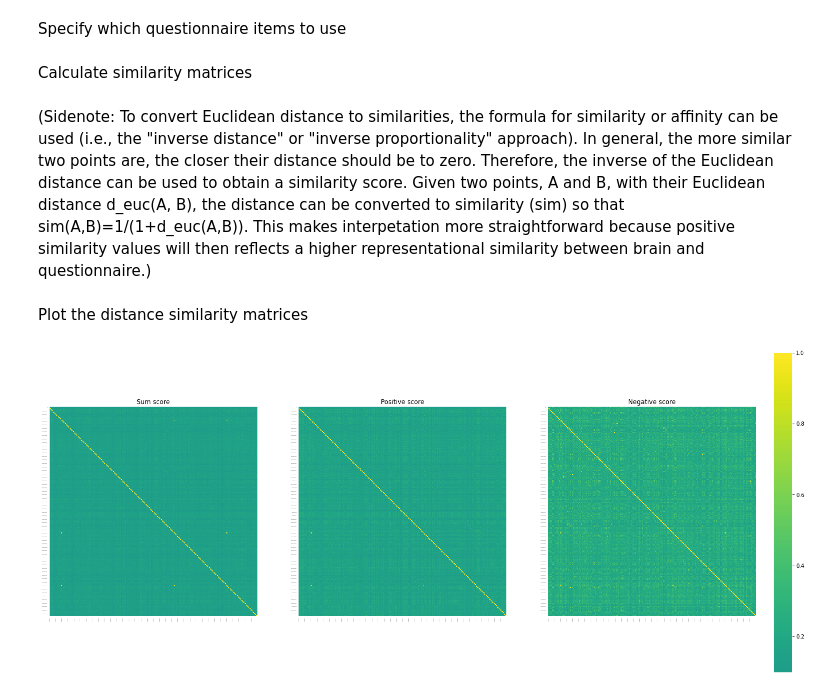
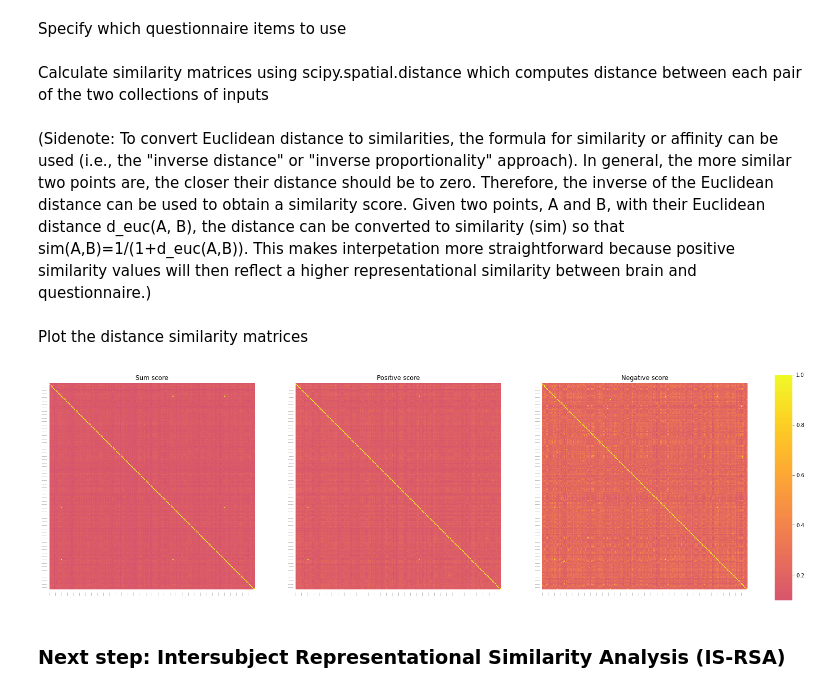
Before and after one commit to christiennedamatac/sps_mfMRI, a Jupyter notebook: euclidean_distance_questionnaire_similarity.ipynb, the cells around one changed output. Saved outputs shown, nothing was run; the diff lists cells and outputs as text; code cells hidden in the pictures.

```diff
--- a/euclidean_distance_questionnaire_similarity.ipynb
+++ b/euclidean_distance_questionnaire_similarity.ipynb
@@ -150,5 +150,5 @@ negative_score = ['ep_SPS02_nervous_to_many_things_at_once',
 # %% [markdown]
-Calculate similarity matrices
+Calculate similarity matrices using scipy.spatial.distance which computes distance between each pair of the two collections of inputs
 # %%
 # Select columns from the data
 scores_df = data[negative_score]
@@ -165,44 +165,49 @@ distance_matrix_df = pd.DataFrame(euclidean_distance_similarity, index=data['sub
 # Export to csv
 distance_matrix_df.to_csv('distance_matrix_negative_score.csv', index=False)
 # %% [markdown]
-(Sidenote: To convert Euclidean distance to similarities, the formula for similarity or affinity can be used (i.e., the "inverse distance" or "inverse proportionality" approach). In general, the more similar two points are, the closer their distance should be to zero. Therefore, the inverse of the Euclidean distance can be used to obtain a similarity score. Given two points, A and B, with their Euclidean distance d_euc(A, B), the distance can be converted to similarity (sim) so that sim(A,B)=1/(1+d_euc(A,B)). This makes interpetation more straightforward because positive similarity values will then reflects a higher representational similarity between brain and questionnaire.)
+(Sidenote: To convert Euclidean distance to similarities, the formula for similarity or affinity can be used (i.e., the "inverse distance" or "inverse proportionality" approach). In general, the more similar two points are, the closer their distance should be to zero. Therefore, the inverse of the Euclidean distance can be used to obtain a similarity score. Given two points, A and B, with their Euclidean distance d_euc(A, B), the distance can be converted to similarity (sim) so that sim(A,B)=1/(1+d_euc(A,B)). This makes interpetation more straightforward because positive similarity values will then reflect a higher representational similarity between brain and questionnaire.)
 # %% [markdown]
 Plot the distance similarity matrices
 # %%
+import pandas as pd
+import matplotlib.pyplot as plt
+import seaborn as sns
+
 # Read three different matrix files
 file1 = 'distance_matrix_sum_score.csv'
 file2 = 'distance_matrix_positive_score.csv'
 file3 = 'distance_matrix_negative_score.csv'
 
 distance_matrix_df1 = pd.read_csv(file1, index_col=0)
 distance_matrix_df2 = pd.read_csv(file2, index_col=0)
 distance_matrix_df3 = pd.read_csv(file3, index_col=0)
 
 # Create a figure with three subplots in a row
 fig, axes = plt.subplots(1, 3, figsize=(24, 12))
 
-# Create a large heatmap for sum score
-sns.heatmap(distance_matrix_df1, ax=axes[0], annot=False, cmap='viridis', center=0, cbar=False, square=True, linewidths=0)
+# Create a heatmap for sum score
+sns.heatmap(distance_matrix_df1, ax=axes[0], annot=False, cmap='plasma', center=0, cbar=False, square=True, linewidths=0)
 axes[0].set_xlabel('')
 axes[0].set_ylabel('')
 axes[0].tick_params(axis='both', which='both', length=0, labelsize=0)
 axes[0].set_title('Sum score')
 
-# Create a large heatmap for the positive dimension
-sns.heatmap(distance_matrix_df2, ax=axes[1], annot=False, cmap='viridis', center=0, cbar=False, square=True, linewidths=0)
+# Create a heatmap for the positive dimension
+sns.heatmap(distance_matrix_df2, ax=axes[1], annot=False, cmap='plasma', center=0, cbar=False, square=True, linewidths=0)
 axes[1].set_xlabel('')
 axes[1].set_ylabel('')
 axes[1].tick_params(axis='both', which='both', length=0, labelsize=0)
 axes[1].set_title('Positive score')
 
-
-# Create a large heatmap for the negative dimensions
-sns.heatmap(distance_matrix_df3, ax=axes[2], annot=False, cmap='viridis', center=0, cbar_ax=fig.add_axes([0.92, 0.15, 0.02, 0.7]), square=True, linewidths=0)
+# Create a heatmap for the negative dimensions
+sns.heatmap(distance_matrix_df3, ax=axes[2], annot=False, cmap='plasma', center=0, cbar_ax=fig.add_axes([0.93, 0.25, 0.02, 0.5]), square=True, linewidths=0)
 axes[2].set_xlabel('')
 axes[2].set_ylabel('')
 axes[2].tick_params(axis='both', which='both', length=0, labelsize=0)
 axes[2].set_title('Negative score')
 
 plt.show()
 # %% [output]
-[figure, old version]
+[figure, new version]
+# %% [markdown]
+### Next step: Intersubject Representational Similarity Analysis (IS-RSA)
```
Also changed, not shown: parts of 1 cell of this notebook.
